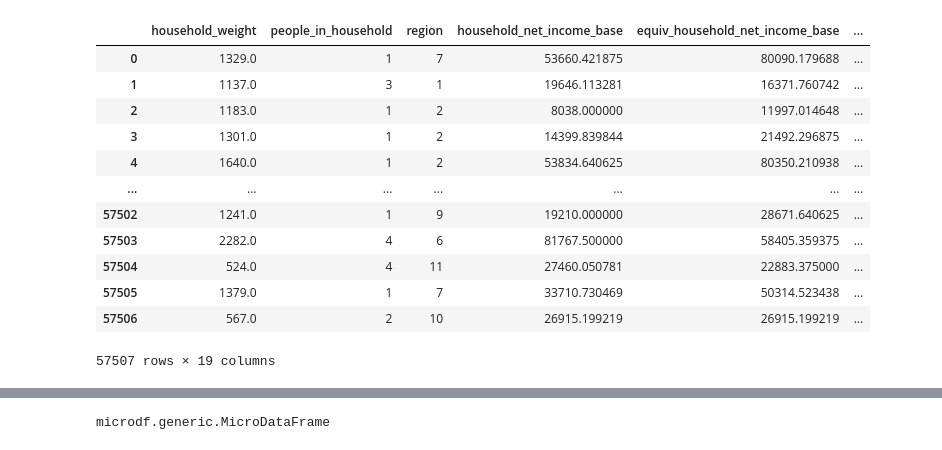
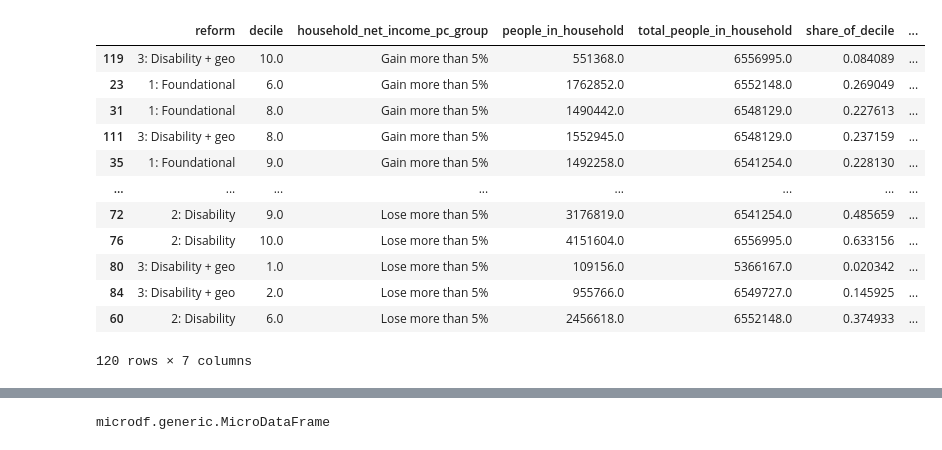
Before and after one commit to UBICenter/uk, a Jupyter notebook: jb/scratch.ipynb, the cells around one changed output, grey strips where cells are left out. Cells and saved outputs as stored; diff of their text form; code cells hidden in the pictures.

```diff
--- a/jb/scratch.ipynb
+++ b/jb/scratch.ipynb
@@ -209,21 +209,3 @@ decile["chg"] = (
 decile["chg_pp"] = decile.chg / decile.people_in_household
 decile["pc"] = decile.chg / decile.household_net_income_base
 # return p, h, r, decile
-# %%
-h = mdf.concat([reform_hh(i) for i in range(3)])
-# %%
-h
-# %% [output]
-|  | household_weight | people_in_household | region | household_net_income_base | equiv_household_net_income_base | ... |
-| 0 | 1329.0 | 1 | 7 | 53660.421875 | 80090.179688 | ... |
-| 1 | 1137.0 | 3 | 1 | 19646.113281 | 16371.760742 | ... |
-| 2 | 1183.0 | 1 | 2 | 8038.000000 | 11997.014648 | ... |
-| 3 | 1301.0 | 1 | 2 | 14399.839844 | 21492.296875 | ... |
-| 4 | 1640.0 | 1 | 2 | 53834.640625 | 80350.210938 | ... |
-| ... | ... | ... | ... | ... | ... | ... |
-| 57502 | 1241.0 | 1 | 9 | 19210.000000 | 28671.640625 | ... |
-| 57503 | 2282.0 | 4 | 6 | 81767.500000 | 58405.359375 | ... |
-| 57504 | 524.0 | 4 | 11 | 27460.050781 | 22883.375000 | ... |
-| 57505 | 1379.0 | 1 | 7 | 33710.730469 | 50314.523438 | ... |
-| 57506 | 567.0 | 2 | 10 | 26915.199219 | 26915.199219 | ... |
-57507 rows × 19 columns
@@ -229,0 +216,36 @@ h
+# %%
+def group(groupby, name="people_in_household"):
+    return (
+        h[h.household_net_income_base > 0].groupby(groupby)
+        .people_in_household.sum()
+        .reset_index()
+        .rename({0: name}, axis=1)
+    )
+
+
+chg_bucket = group(["reform", "decile", "household_net_income_pc_group"])
+chg_bucket_decile_total = group(["reform", "decile"], "total_people_in_household")
+chg_bucket_total = group(["reform", "household_net_income_pc_group"])
+reform_total = group("reform")
+# Calculate share of decile.
+chg_bucket = chg_bucket.merge(chg_bucket_decile_total, on=["reform", "decile"])
+chg_bucket["share_of_decile"] = chg_bucket.people_in_household / chg_bucket.total_people_in_household
+
+# Sort for correct stack order.
+chg_bucket["order"] = chg_bucket.household_net_income_pc_group.map(dict(zip(BUCKETS, range(len(BUCKETS)))))
+chg_bucket.sort_values("order", ascending=False, inplace=True)
+chg_bucket
+# %% [output]
+|  | reform | decile | household_net_income_pc_group | people_in_household | total_people_in_household | share_of_decile | ... |
+| 119 | 3: Disability + geo | 10.0 | Gain more than 5% | 551368.0 | 6556995.0 | 0.084089 | ... |
+| 23 | 1: Foundational | 6.0 | Gain more than 5% | 1762852.0 | 6552148.0 | 0.269049 | ... |
+| 31 | 1: Foundational | 8.0 | Gain more than 5% | 1490442.0 | 6548129.0 | 0.227613 | ... |
+| 111 | 3: Disability + geo | 8.0 | Gain more than 5% | 1552945.0 | 6548129.0 | 0.237159 | ... |
+| 35 | 1: Foundational | 9.0 | Gain more than 5% | 1492258.0 | 6541254.0 | 0.228130 | ... |
+| ... | ... | ... | ... | ... | ... | ... | ... |
+| 72 | 2: Disability | 9.0 | Lose more than 5% | 3176819.0 | 6541254.0 | 0.485659 | ... |
+| 76 | 2: Disability | 10.0 | Lose more than 5% | 4151604.0 | 6556995.0 | 0.633156 | ... |
+| 80 | 3: Disability + geo | 1.0 | Lose more than 5% | 109156.0 | 5366167.0 | 0.020342 | ... |
+| 84 | 3: Disability + geo | 2.0 | Lose more than 5% | 955766.0 | 6549727.0 | 0.145925 | ... |
+| 60 | 2: Disability | 6.0 | Lose more than 5% | 2456618.0 | 6552148.0 | 0.374933 | ... |
+120 rows × 7 columns
```
Also changed, not shown: parts of 3 cells of this notebook, 6 other files.
